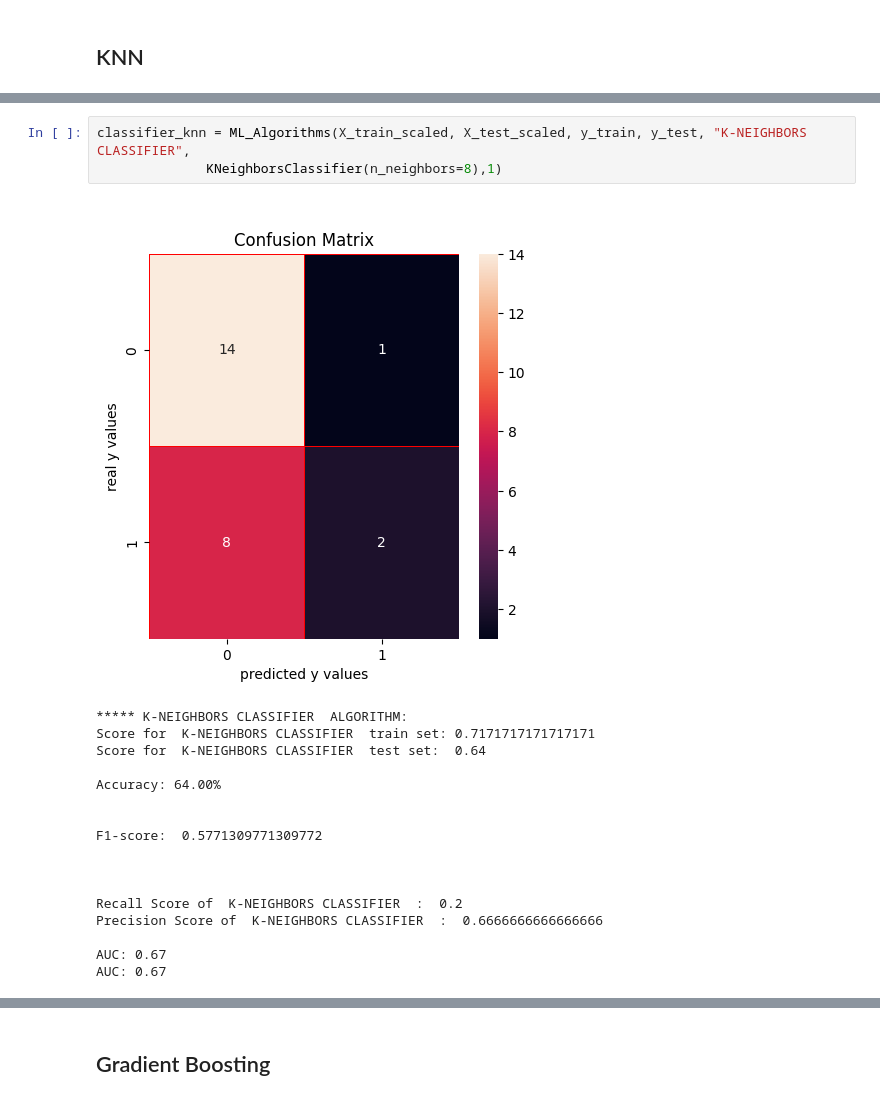
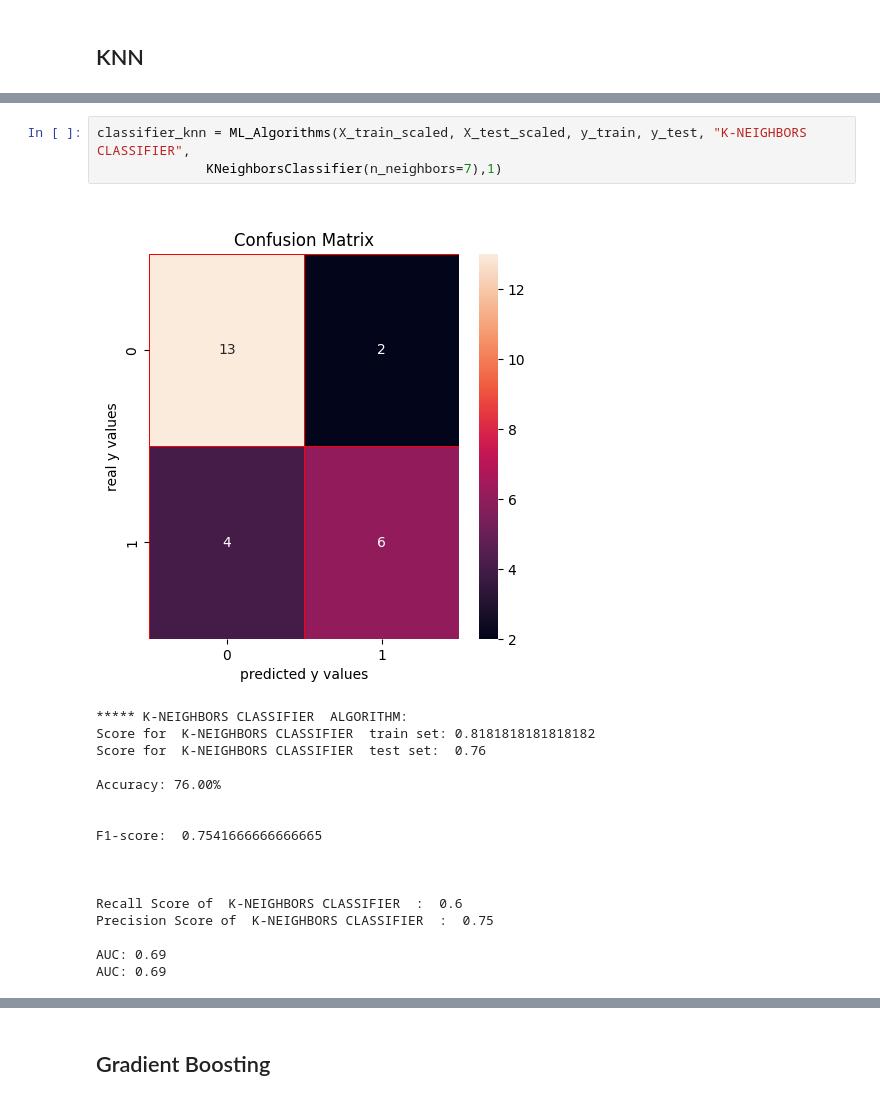
Before and after one commit to ozgecanmuyanli/autism-repo, a Jupyter notebook: mutluDataset_classification.ipynb, the cells around one changed output, grey strips where cells are left out. Drawn from its saved outputs; the diff is of its cells as text.

```diff
--- a/mutluDataset_classification.ipynb
+++ b/mutluDataset_classification.ipynb
@@ -601,21 +608,21 @@ plt.show()
 # %%
 classifier_knn = ML_Algorithms(X_train_scaled, X_test_scaled, y_train, y_test, "K-NEIGHBORS CLASSIFIER",
-              KNeighborsClassifier(n_neighbors=8),1)
+              KNeighborsClassifier(n_neighbors=7),1)
 # %% [output]
-[figure, old version]
+[figure, new version]
 ***** K-NEIGHBORS CLASSIFIER  ALGORITHM:
-Score for  K-NEIGHBORS CLASSIFIER  train set: 0.7171717171717171
-Score for  K-NEIGHBORS CLASSIFIER  test set:  0.64
+Score for  K-NEIGHBORS CLASSIFIER  train set: 0.8181818181818182
+Score for  K-NEIGHBORS CLASSIFIER  test set:  0.76
 
-Accuracy: 64.00%
+Accuracy: 76.00%
 
 
-F1-score:  0.5771309771309772
+F1-score:  0.7541666666666665
 
 
 
-Recall Score of  K-NEIGHBORS CLASSIFIER  :  0.2
-Precision Score of  K-NEIGHBORS CLASSIFIER  :  0.6666666666666666
+Recall Score of  K-NEIGHBORS CLASSIFIER  :  0.6
+Precision Score of  K-NEIGHBORS CLASSIFIER  :  0.75
 
-AUC: 0.67
-AUC: 0.67
+AUC: 0.69
+AUC: 0.69
```
Also changed, not shown: parts of 33 cells of this notebook, 1 other file.
